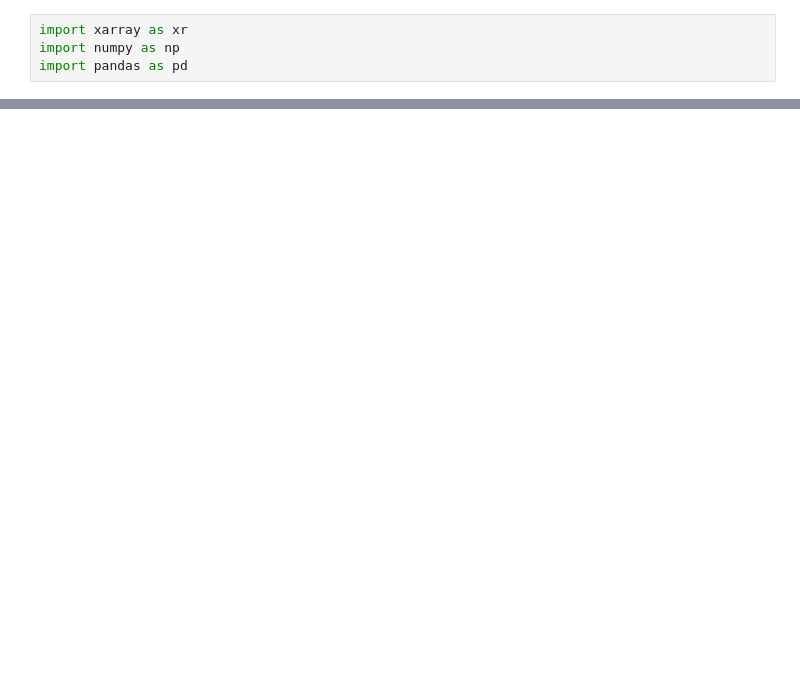
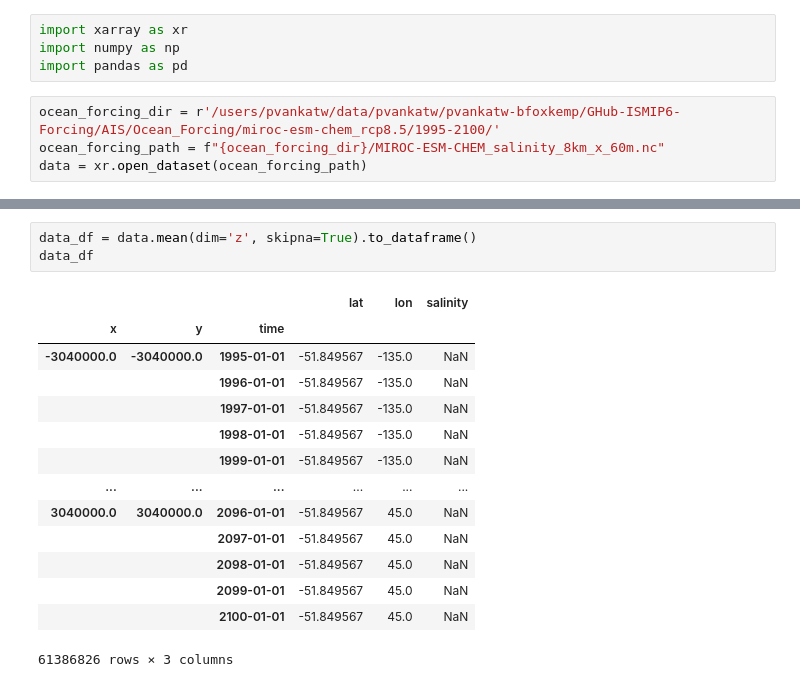
Before and after one commit to Brown-SciML/ise, a Jupyter notebook: src/data/viewing/open_NetCDF.ipynb, the cells around one changed output, grey strips where cells are left out. Saved outputs shown, nothing was run; the diff lists cells and outputs as text; blank space fills up the shorter version.

```diff
--- a/src/data/viewing/open_NetCDF.ipynb
+++ b/src/data/viewing/open_NetCDF.ipynb
@@ -2,3 +2,7 @@
 import xarray as xr
 import numpy as np
 import pandas as pd
+# %%
+ocean_forcing_dir = r'/users/pvankatw/data/pvankatw/pvankatw-bfoxkemp/GHub-ISMIP6-Forcing/AIS/Ocean_Forcing/miroc-esm-chem_rcp8.5/1995-2100/'
+ocean_forcing_path = f"{ocean_forcing_dir}/MIROC-ESM-CHEM_salinity_8km_x_60m.nc"
+data = xr.open_dataset(ocean_forcing_path)
@@ -71,0 +47,18 @@ all_data
+# %%
+data_df = data.mean(dim='z', skipna=True).to_dataframe()
+data_df
+# %% [output]
+|  |  |  | lat | lon | salinity |
+| x | y | time |  |  |  |
+| -3040000.0 | -3040000.0 | 1995-01-01 | -51.849567 | -135.0 | NaN |
+|  |  | 1996-01-01 | -51.849567 | -135.0 | NaN |
+|  |  | 1997-01-01 | -51.849567 | -135.0 | NaN |
+|  |  | 1998-01-01 | -51.849567 | -135.0 | NaN |
+|  |  | 1999-01-01 | -51.849567 | -135.0 | NaN |
+| ... | ... | ... | ... | ... | ... |
+| 3040000.0 | 3040000.0 | 2096-01-01 | -51.849567 | 45.0 | NaN |
+|  |  | 2097-01-01 | -51.849567 | 45.0 | NaN |
+|  |  | 2098-01-01 | -51.849567 | 45.0 | NaN |
+|  |  | 2099-01-01 | -51.849567 | 45.0 | NaN |
+|  |  | 2100-01-01 | -51.849567 | 45.0 | NaN |
+61386826 rows × 3 columns
```
Also changed, not shown: parts of 22 cells of this notebook, 5 other files.
